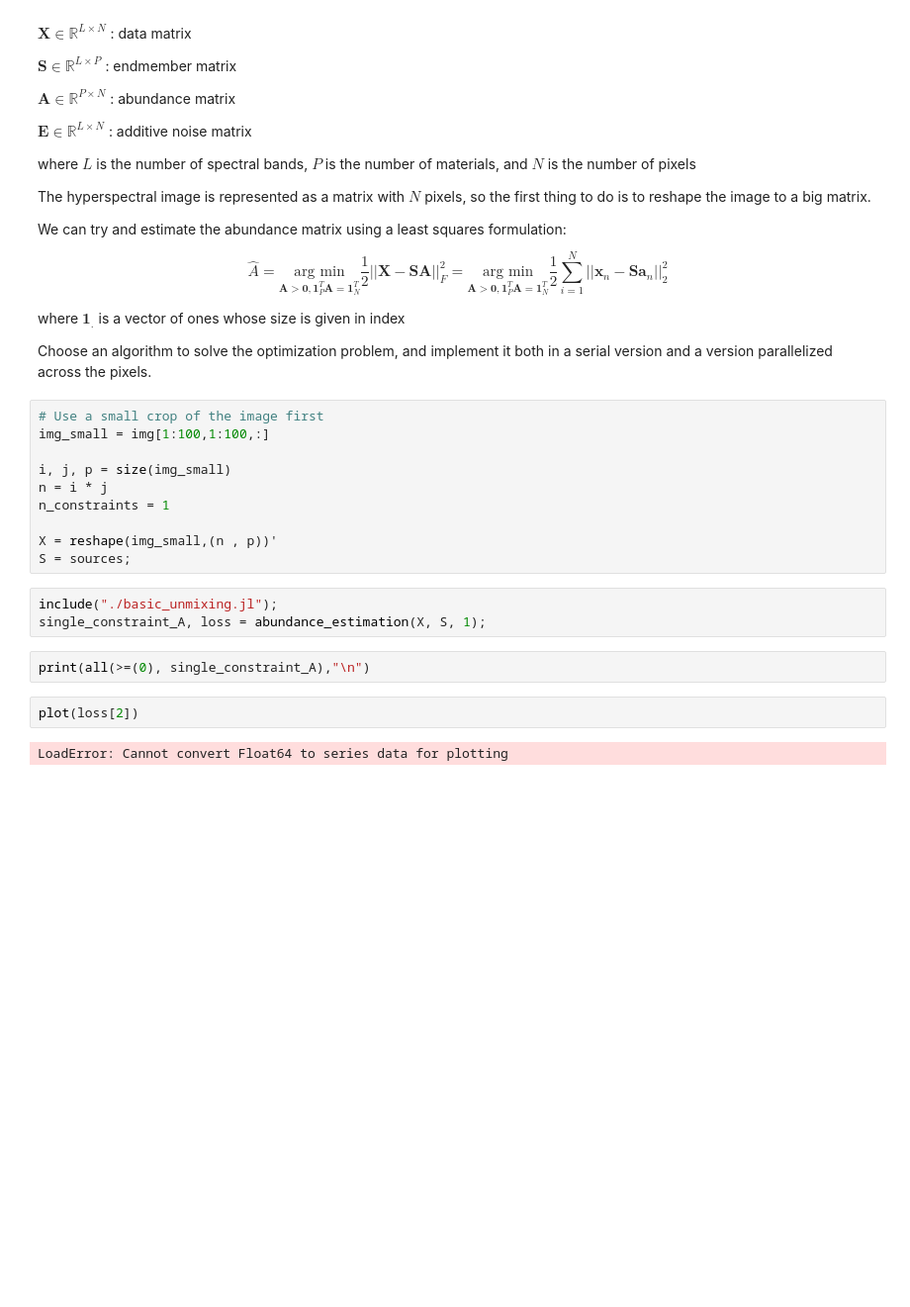
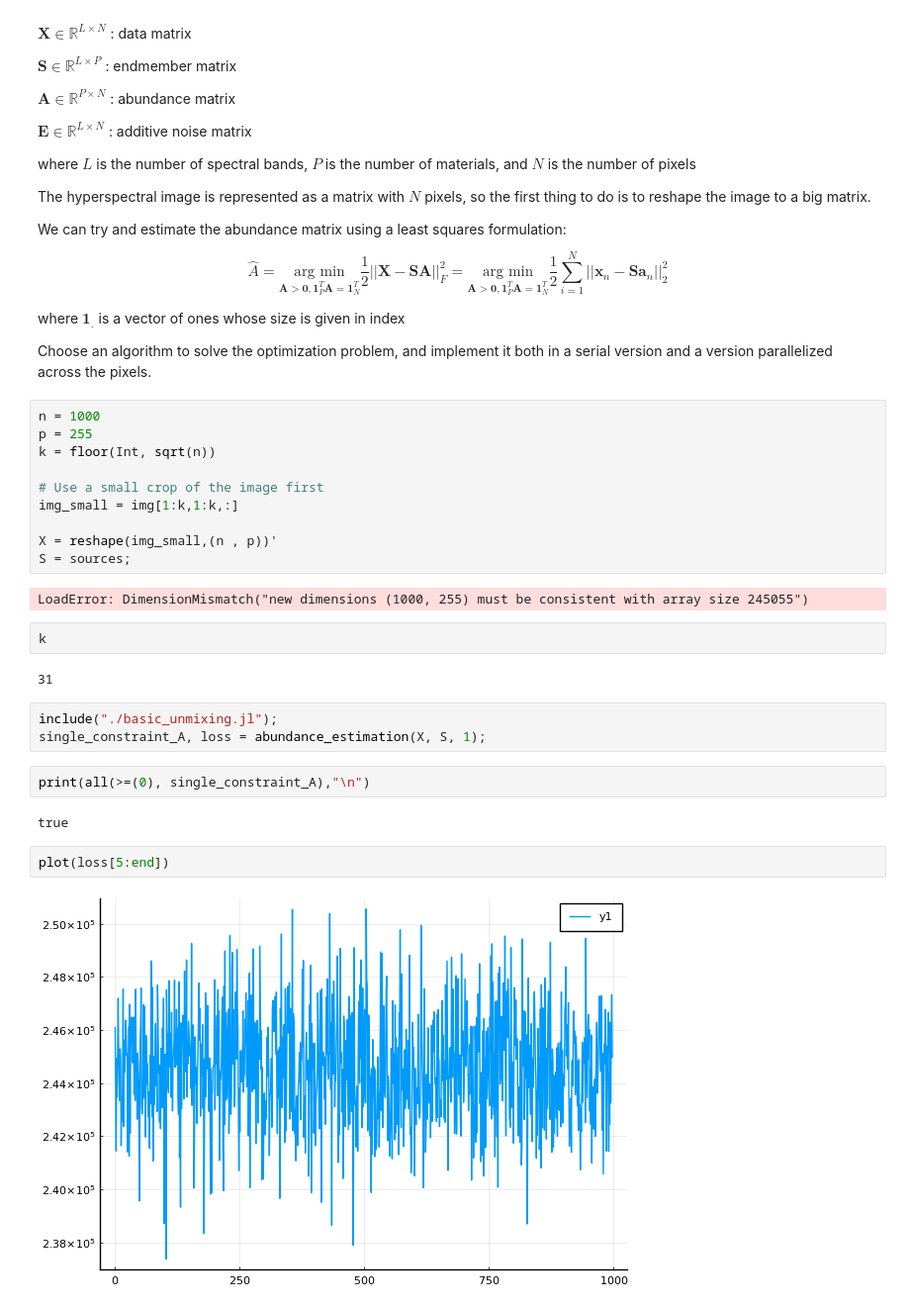
Before and after one commit to robincourant/parallel_optimization, a Jupyter notebook: parallel_optimization.ipynb, the cells around one changed output. Shown at 99% size. Saved outputs shown, nothing was run; the diff lists cells and outputs as text; blank space fills up the shorter version.

```diff
--- a/parallel_optimization.ipynb
+++ b/parallel_optimization.ipynb
@@ -68,21 +68,29 @@ where $\mathbf{1}_{.}$ is a vector of ones whose size is given in index
 
 Choose an algorithm to solve the optimization problem, and implement it both in a serial version and a version parallelized across the pixels.
 # %%
+n = 1000
+p = 255
+k = floor(Int, sqrt(n))
+
 # Use a small crop of the image first
-img_small = img[1:100,1:100,:]
-
-i, j, p = size(img_small)
-n = i * j
-n_constraints = 1
+img_small = img[1:k,1:k,:]
 
 X = reshape(img_small,(n , p))'
 S = sources;
+# %% [output]
+LoadError: DimensionMismatch("new dimensions (1000, 255) must be consistent with array size 245055")
+# %%
+k
+# %% [output]
+31
 # %%
 include("./basic_unmixing.jl");
 single_constraint_A, loss = abundance_estimation(X, S, 1);
 # %%
 print(all(>=(0), single_constraint_A),"\n")
+# %% [output]
+true
 # %%
-plot(loss[2])
+plot(loss[5:end])
 # %% [output]
-LoadError: Cannot convert Float64 to series data for plotting
+[figure, added]
```
Also changed, not shown: parts of 2 cells of this notebook, 1 other file.
